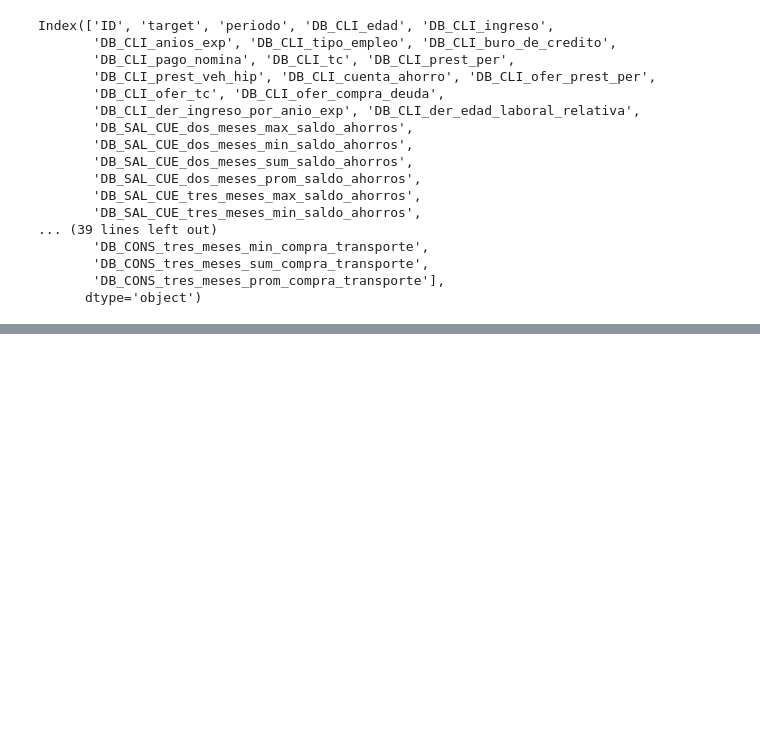
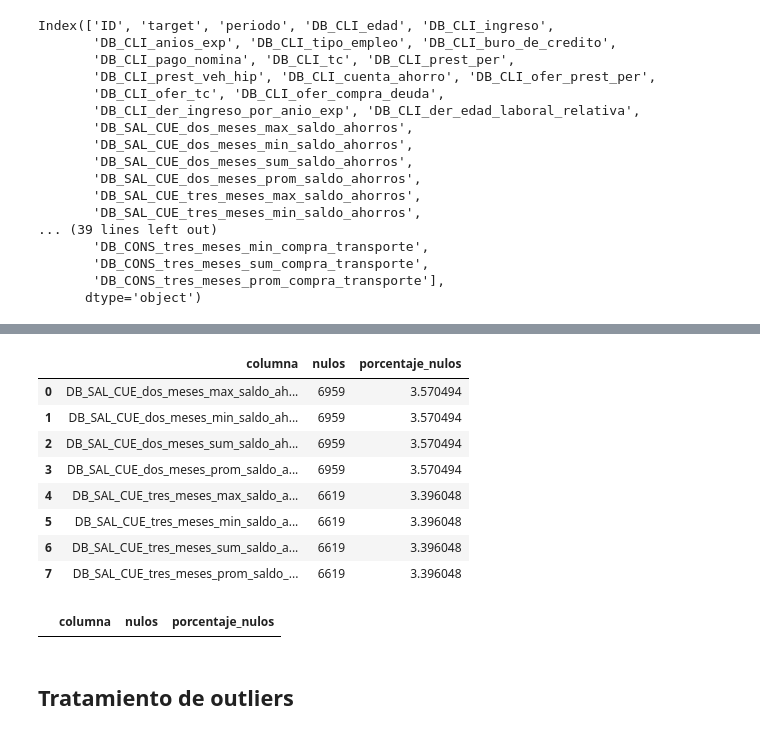
Before and after one commit to LuizIgnacio2002/reto_techy, a Jupyter notebook: notebooks/EDA/clientes_credito_consumo/1.0-lq.ipynb, the cells around one changed output, grey strips where cells are left out. Drawn from its saved outputs; the diff is of its cells as text; code cells hidden in the pictures; blank space fills up the shorter version.

```diff
--- a/notebooks/EDA/clientes_credito_consumo/1.0-lq.ipynb
+++ b/notebooks/EDA/clientes_credito_consumo/1.0-lq.ipynb
@@ -775,0 +776,66 @@ Forma después de limpieza: (153511, 64)
+# %%
+# Calcular cantidad y porcentaje de nulos
+nulos_cantidad = df_universo.isnull().sum()
+nulos_porcentaje = (df_universo.isnull().mean() * 100)
+
+# Crear DataFrame resumen
+tabla_nulos = (
+    pd.DataFrame({
+        'columna': nulos_cantidad.index,
+        'nulos': nulos_cantidad.values,
+        'porcentaje_nulos': nulos_porcentaje.values
+    })
+    .query("porcentaje_nulos > 0")  # ← Mostrar solo las columnas con nulos
+    .sort_values(by='nulos', ascending=False)
+    .reset_index(drop=True)
+)
+
+tabla_nulos
+# %% [output]
+|  | columna | nulos | porcentaje_nulos |
+| 0 | DB_SAL_CUE_dos_meses_max_saldo_ah... | 6959 | 3.570494 |
+| 1 | DB_SAL_CUE_dos_meses_min_saldo_ah... | 6959 | 3.570494 |
+| 2 | DB_SAL_CUE_dos_meses_sum_saldo_ah... | 6959 | 3.570494 |
+| 3 | DB_SAL_CUE_dos_meses_prom_saldo_a... | 6959 | 3.570494 |
+| 4 | DB_SAL_CUE_tres_meses_max_saldo_a... | 6619 | 3.396048 |
+| 5 | DB_SAL_CUE_tres_meses_min_saldo_a... | 6619 | 3.396048 |
+| 6 | DB_SAL_CUE_tres_meses_sum_saldo_a... | 6619 | 3.396048 |
+| 7 | DB_SAL_CUE_tres_meses_prom_saldo_... | 6619 | 3.396048 |
+# %%
+# Calcular cantidad y porcentaje de nulos
+nulos_cantidad = df_universo.isnull().sum()
+nulos_porcentaje = (df_universo.isnull().mean() * 100)
+
+# Crear DataFrame resumen de nulos
+tabla_nulos = (
+    pd.DataFrame({
+        'columna': nulos_cantidad.index,
+        'nulos': nulos_cantidad.values,
+        'porcentaje_nulos': nulos_porcentaje.values
+    })
+    .query("porcentaje_nulos > 0")  # Mostrar solo columnas con nulos
+    .sort_values(by='nulos', ascending=False)
+    .reset_index(drop=True)
+)
+
+# Reemplazar los nulos por la moda de cada columna (sin inplace)
+for col in df_universo.columns:
+    moda = df_universo[col].mode()
+    if not moda.empty:
+        df_universo[col] = df_universo[col].fillna(moda[0])
+
+# Verificar si aún quedan nulos
+tabla_nulos_final = (
+    pd.DataFrame({
+        'columna': df_universo.columns,
+        'nulos': df_universo.isnull().sum().values,
+        'porcentaje_nulos': (df_universo.isnull().mean() * 100).values
+    })
+    .query("porcentaje_nulos > 0")
+)
+
+tabla_nulos_final
+# %% [output]
+|  | columna | nulos | porcentaje_nulos |
+# %% [markdown]
+## Tratamiento de outliers
```
Also changed, not shown: parts of 11 cells of this notebook, 1 other file.
